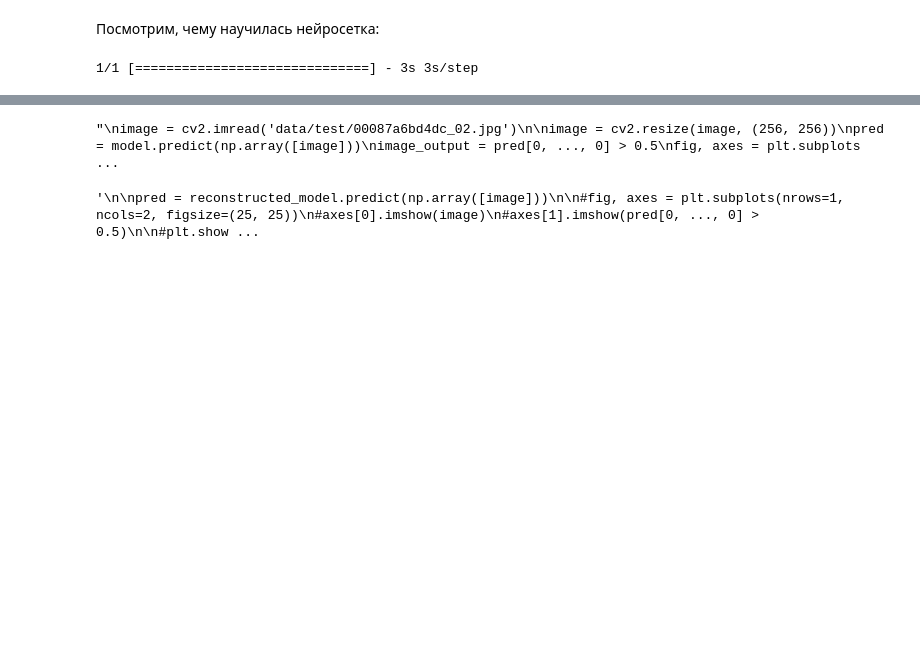
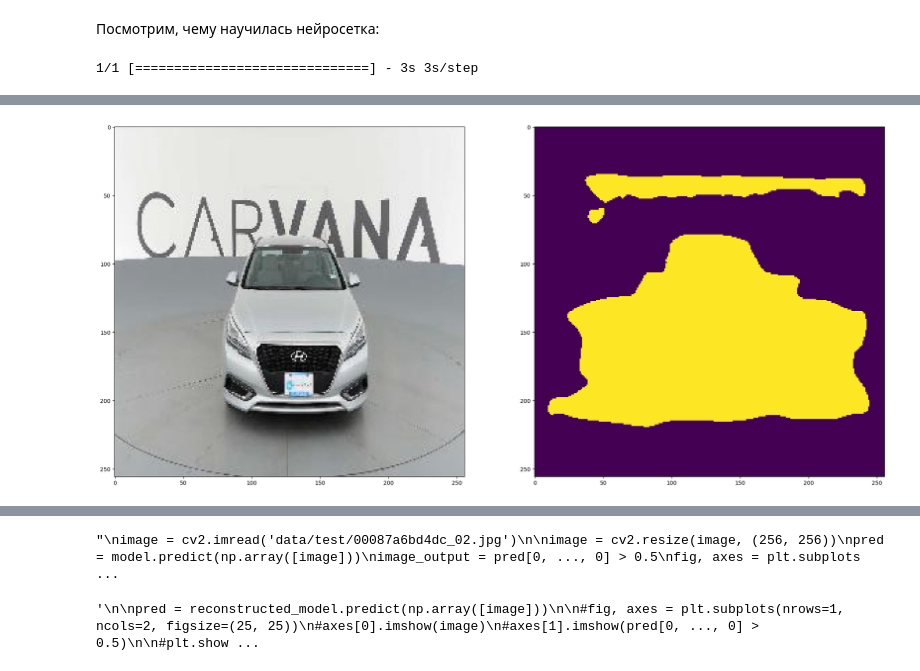
Before and after one commit to ShukayloEA/OOP_project, a Jupyter notebook: OOP.ipynb, the cells around one changed output, grey strips where cells are left out. Cells and saved outputs as stored; diff of their text form; code cells hidden in the pictures; blank space fills up the shorter version.

```diff
--- a/OOP.ipynb
+++ b/OOP.ipynb
@@ -245,0 +246,14 @@ plt.show()
+# %%
+image = cv2.imread("C:\\Users\\Aila\\OOP project\\OOP_project\\data\\test\\1.jpg")
+
+#    (w, h) = image.shape[:-1]
+
+image = cv2.resize(image, (256, 256))
+#    matplotlib.image.imsave(input, image)
+pred = reconstructed_model.predict(np.array([image]))
+image_output = pred[0, ..., 0] > 0.5
+fig, axes = plt.subplots(nrows=1, ncols=2, figsize=(25, 25))
+axes[0].imshow(image)
+axes[1].imshow(image_output)
+plt.show()
+# %% [output]
@@ -246,3 +261,4 @@ plt.show()
+[figure, added]
 # %%
 im_id = 11
 fig, axes = plt.subplots(nrows=1, ncols=2, figsize=(25, 25))
```
Also changed, not shown: parts of 6 cells of this notebook.
